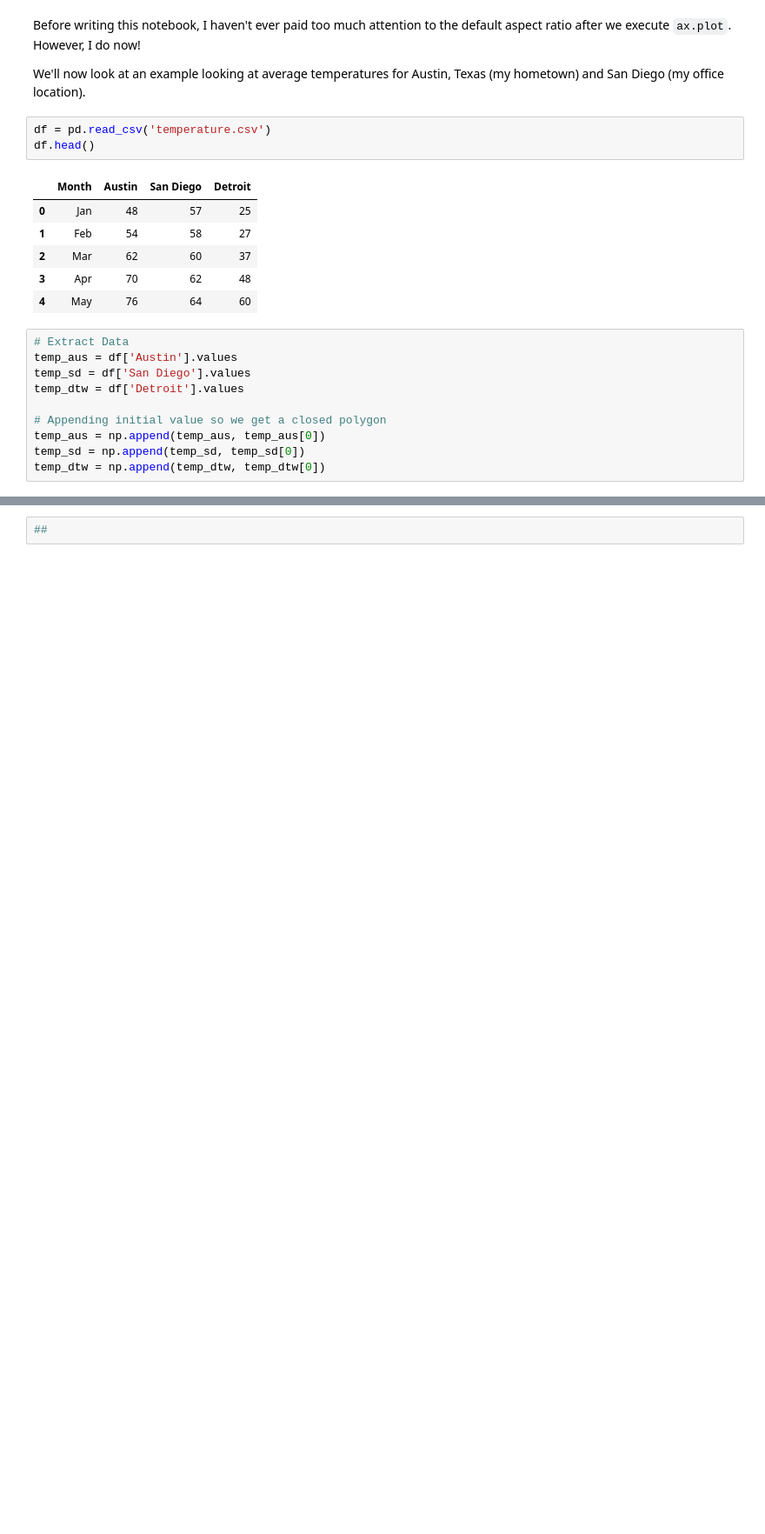
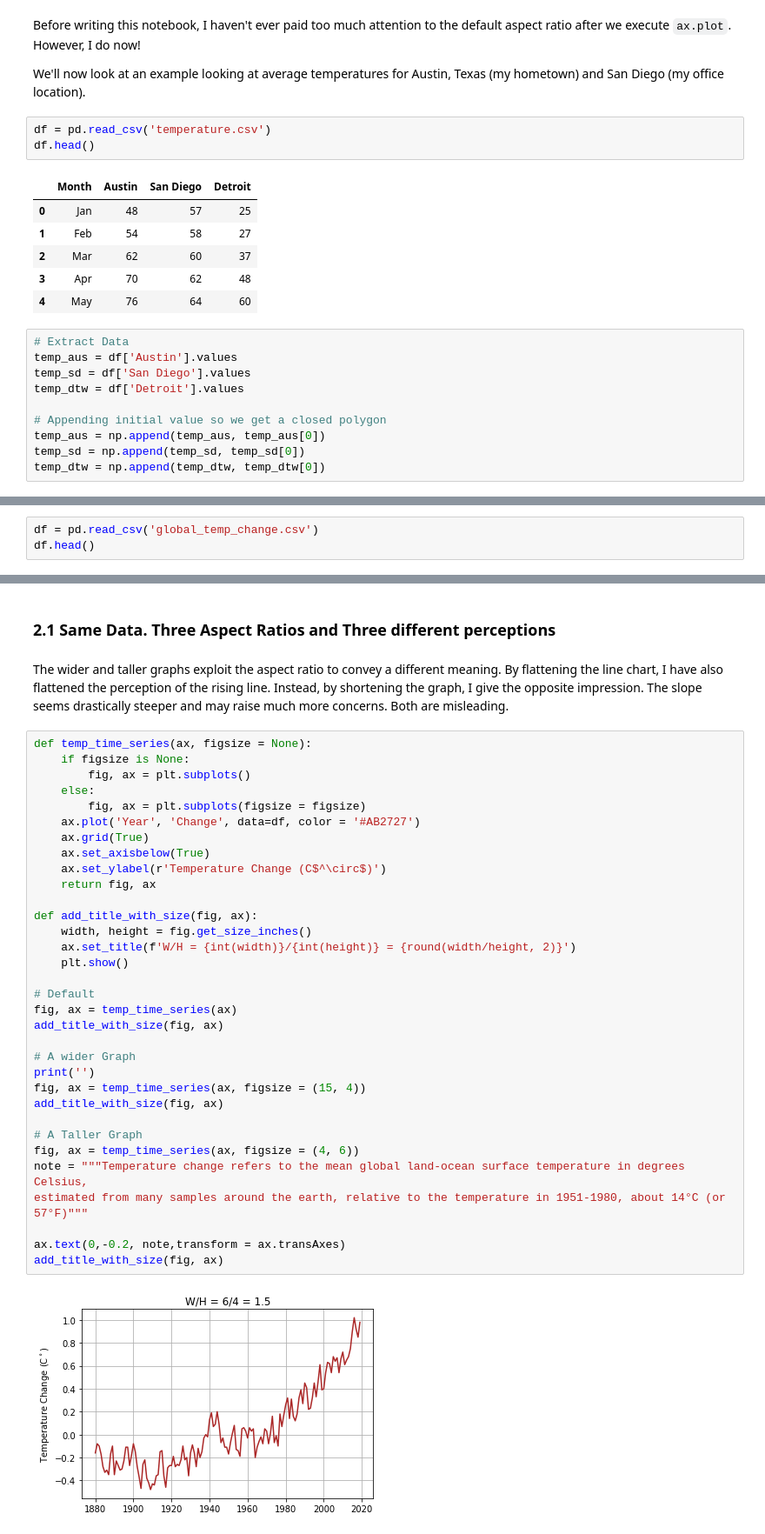
Before and after one commit to LorenzoPeve/Data-Viz, a Jupyter notebook: 03_Coordinate_Axes/02_aspect_ratio.ipynb, the cells around one changed output, grey strips where cells are left out. Shown at 87% size. Saved outputs shown, nothing was run; the diff lists cells and outputs as text; blank space fills up the shorter version.

```diff
--- a/03_Coordinate_Axes/02_aspect_ratio.ipynb
+++ b/03_Coordinate_Axes/02_aspect_ratio.ipynb
@@ -193,0 +168,3 @@ plt.show()
+# %%
+df = pd.read_csv('global_temp_change.csv')
+df.head()
@@ -194,2 +178,39 @@ plt.show()
+# %% [markdown]
+### 2.1 Same Data. Three Aspect Ratios and Three different perceptions
+# %% [markdown]
+The wider and taller graphs exploit the aspect ratio to convey a different meaning. By flattening the line chart, I have also flattened the perception of the rising line. Instead, by shortening the graph, I give the opposite impression. The slope seems drastically steeper and may raise much more concerns. Both are misleading.
 # %%
-##
+def temp_time_series(ax, figsize = None):
+    if figsize is None:
+        fig, ax = plt.subplots()
+    else:
+        fig, ax = plt.subplots(figsize = figsize)
+    ax.plot('Year', 'Change', data=df, color = '#AB2727')
+    ax.grid(True)
+    ax.set_axisbelow(True)
+    ax.set_ylabel(r'Temperature Change (C$^\circ$)')
+    return fig, ax
+
+def add_title_with_size(fig, ax):
+    width, height = fig.get_size_inches()
+    ax.set_title(f'W/H = {int(width)}/{int(height)} = {round(width/height, 2)}')
+    plt.show()
+
+# Default
+fig, ax = temp_time_series(ax)
+add_title_with_size(fig, ax)
+
+# A wider Graph
+print('')
+fig, ax = temp_time_series(ax, figsize = (15, 4))
+add_title_with_size(fig, ax)
+
+# A Taller Graph
+fig, ax = temp_time_series(ax, figsize = (4, 6))
+note = """Temperature change refers to the mean global land-ocean surface temperature in degrees Celsius,
+estimated from many samples around the earth, relative to the temperature in 1951-1980, about 14°C (or 57°F)"""
+
+ax.text(0,-0.2, note,transform = ax.transAxes)
+add_title_with_size(fig, ax)
+# %% [output]
+[figure, added]
```
Also changed, not shown: parts of 26 cells of this notebook.
